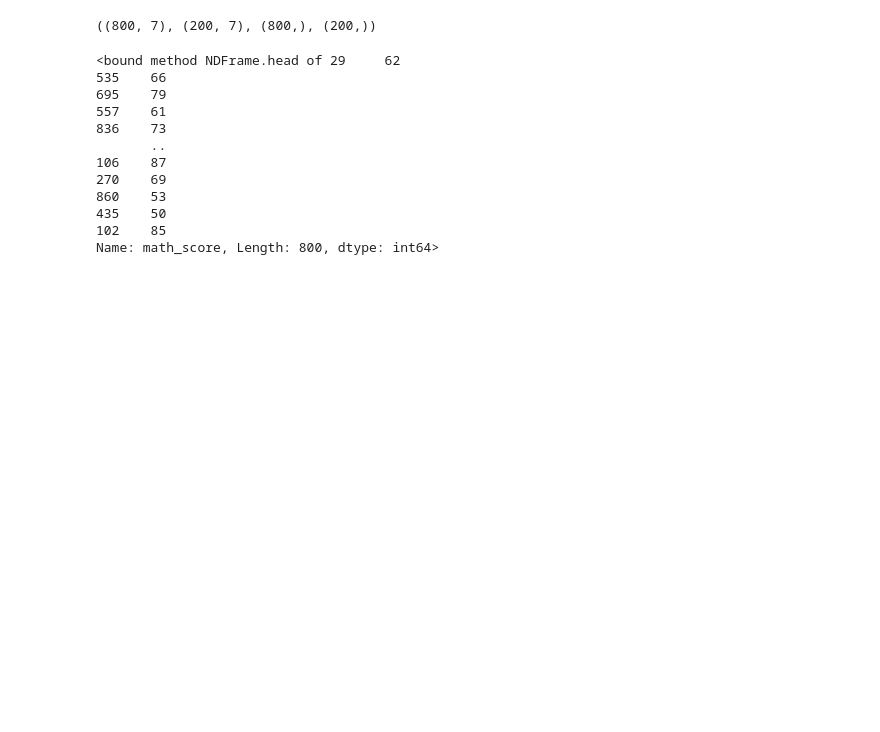
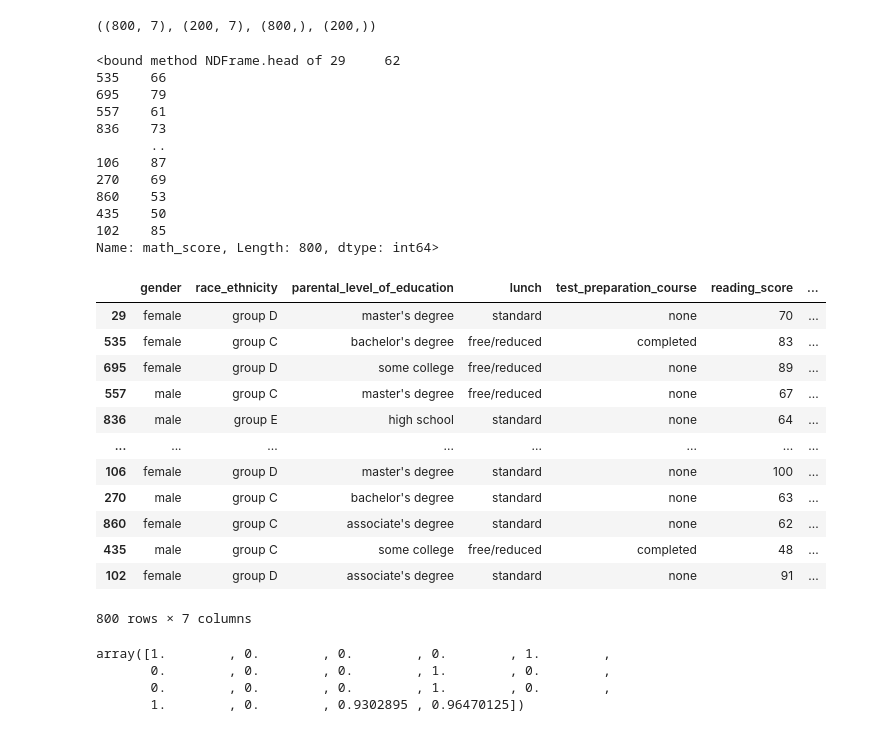
Before and after one commit to prasannaml/ML-End-to-End-Project, a Jupyter notebook: notebook/MODEL TRAINING.ipynb, the cells around one changed output. Saved outputs shown, nothing was run; the diff lists cells and outputs as text; code cells hidden in the pictures; blank space fills up the shorter version.

```diff
--- a/notebook/MODEL TRAINING.ipynb
+++ b/notebook/MODEL TRAINING.ipynb
@@ -132,6 +135,29 @@ Preprocess_model=preprocessor.fit(X_train)
 #transform X_train and X_test on
 X_train_transformed = Preprocess_model.transform(X_train)
 X_test_transformed = Preprocess_model.transform(X_test)
+# %%
+X_train
+# %% [output]
+|  | gender | race_ethnicity | parental_level_of_education | lunch | test_preparation_course | reading_score | ... |
+| 29 | female | group D | master's degree | standard | none | 70 | ... |
+| 535 | female | group C | bachelor's degree | free/reduced | completed | 83 | ... |
+| 695 | female | group D | some college | free/reduced | none | 89 | ... |
+| 557 | male | group C | master's degree | free/reduced | none | 67 | ... |
+| 836 | male | group E | high school | standard | none | 64 | ... |
+| ... | ... | ... | ... | ... | ... | ... | ... |
+| 106 | female | group D | master's degree | standard | none | 100 | ... |
+| 270 | male | group C | bachelor's degree | standard | none | 63 | ... |
+| 860 | female | group C | associate's degree | standard | none | 62 | ... |
+| 435 | male | group C | some college | free/reduced | completed | 48 | ... |
+| 102 | female | group D | associate's degree | standard | none | 91 | ... |
+800 rows × 7 columns
+# %%
+X_train_transformed[1]
+# %% [output]
+array([1.        , 0.        , 0.        , 0.        , 1.        ,
+       0.        , 0.        , 0.        , 1.        , 0.        ,
+       0.        , 0.        , 0.        , 1.        , 0.        ,
+       1.        , 0.        , 0.9302895 , 0.96470125])
 # %%
 ##  MODEL EVALUATION METRICS
 
```
Also changed, not shown: parts of 11 cells of this notebook.
